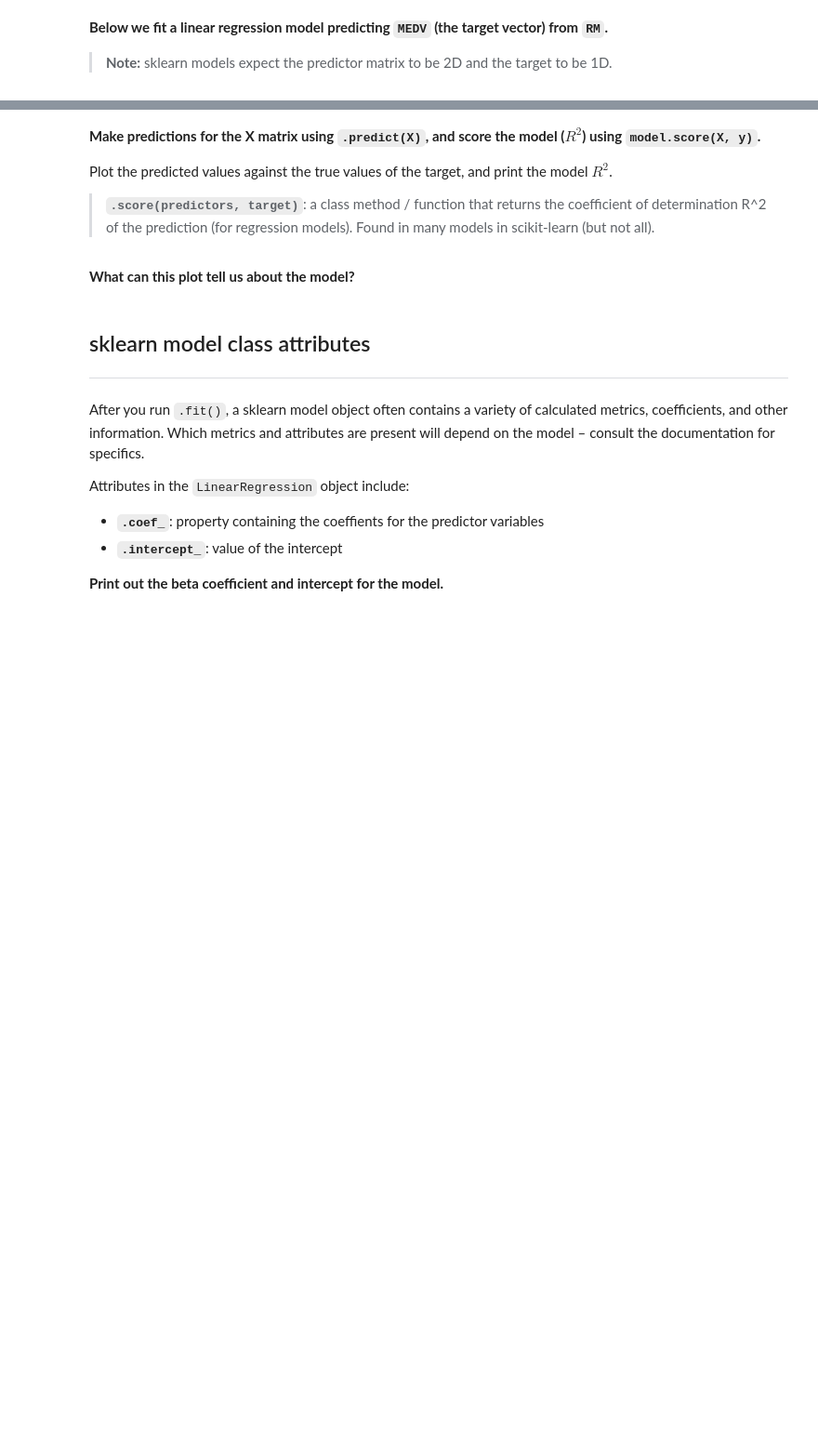
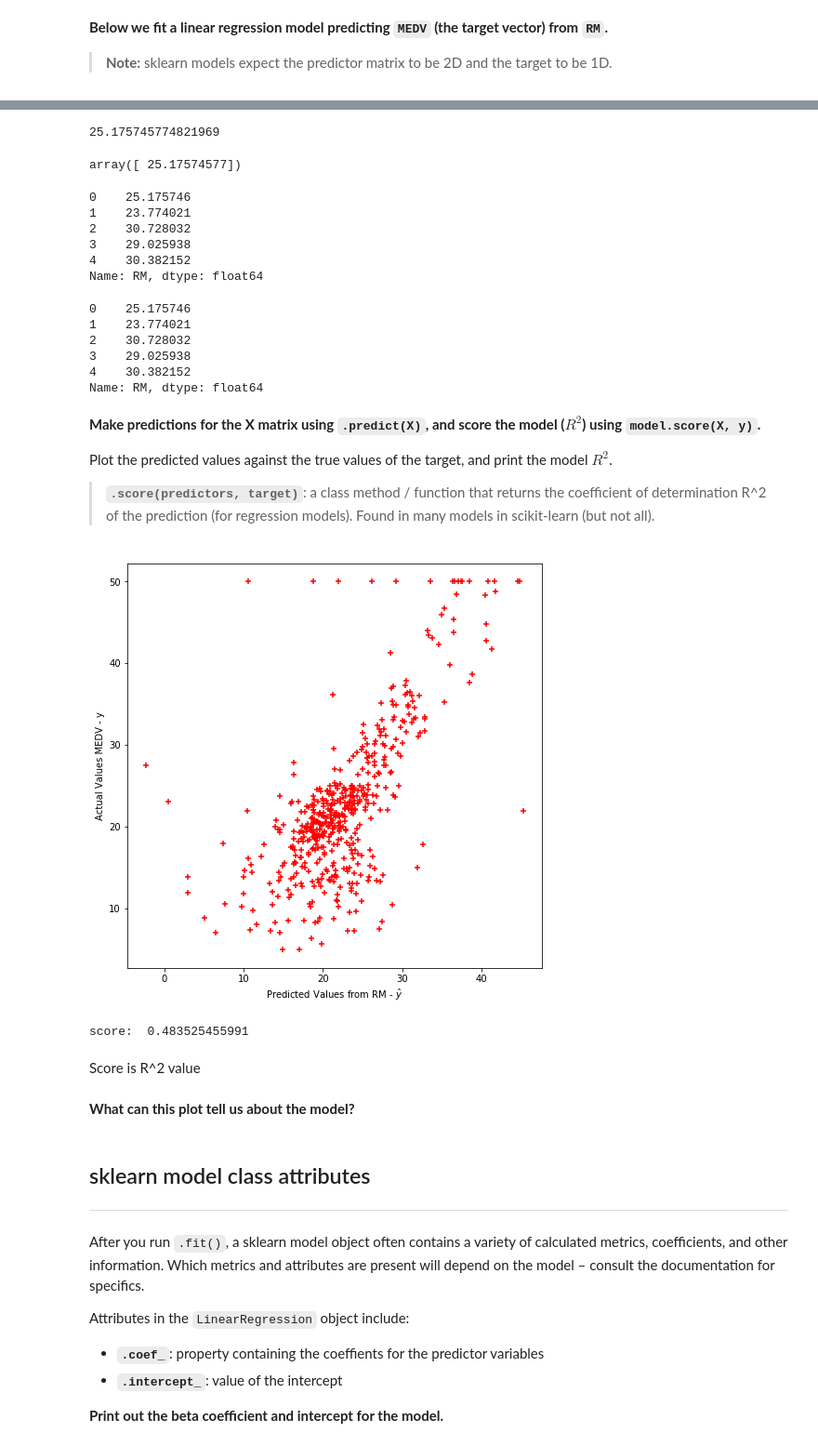
Before and after one commit to yangliu222/DS-SF-42, a Jupyter notebook: classes/07/notebooks/regression-sklearn_intro-lesson/regression-sklearn_intro-lesson.ipynb, the cells around one changed output, grey strips where cells are left out. Shown at 93% size. Cells and saved outputs as stored; diff of their text form; code cells hidden in the pictures; blank space fills up the shorter version.

```diff
--- a/classes/07/notebooks/regression-sklearn_intro-lesson/regression-sklearn_intro-lesson.ipynb
+++ b/classes/07/notebooks/regression-sklearn_intro-lesson/regression-sklearn_intro-lesson.ipynb
@@ -124,3 +220,31 @@ model = lm.fit(X, y)
+# %%
+boston_slr(X.iloc[0,0])
+
+#need the second zero to convert output to a float to feed into function
+# %% [output]
+25.175745774821969
+# %%
+lm.predict(X.iloc[[0],:])
+# %% [output]
+array([ 25.17574577])
+# %%
+boston_slr(X["RM"]).head()
+# %% [output]
+0    25.175746
+1    23.774021
+2    30.728032
+3    29.025938
+4    30.382152
+Name: RM, dtype: float64
+# %%
+X["RM"].map(boston_slr).head()
+# %% [output]
+0    25.175746
+1    23.774021
+2    30.728032
+3    29.025938
+4    30.382152
+Name: RM, dtype: float64
 # %% [markdown]
 **Make predictions for the X matrix using `.predict(X)`, and score the model ($R^2$) using `model.score(X, y)`.**
 
@@ -128,16 +252,21 @@ Plot the predicted values against the true values of the target, and print the m
 
 > **`.score(predictors, target)`**: a class method / function that returns the coefficient of determination R^2 of the prediction (for regression models).  Found in many models in scikit-learn (but not all).
 # %%
-predictions = model.predict(X)
-score = model.score(X, y)
+predictions = lm.predict(X)
+score = lm.score(X, y)
 
 # Plot the model
 plt.figure(figsize=(8,8))
 plt.scatter(predictions, y, s=30, c='r', marker='+', zorder=10)
 plt.xlabel("Predicted Values from RM - $\hat{y}$")
 plt.ylabel("Actual Values MEDV - y")
 plt.show()
 
 print "score: ", score
+# %% [output]
+[figure, added]
+score:  0.483525455991
+# %% [markdown]
+Score is R^2 value
 # %% [markdown]
 **What can this plot tell us about the model?**
```
Also changed, not shown: parts of 26 cells of this notebook, 1 other file.
